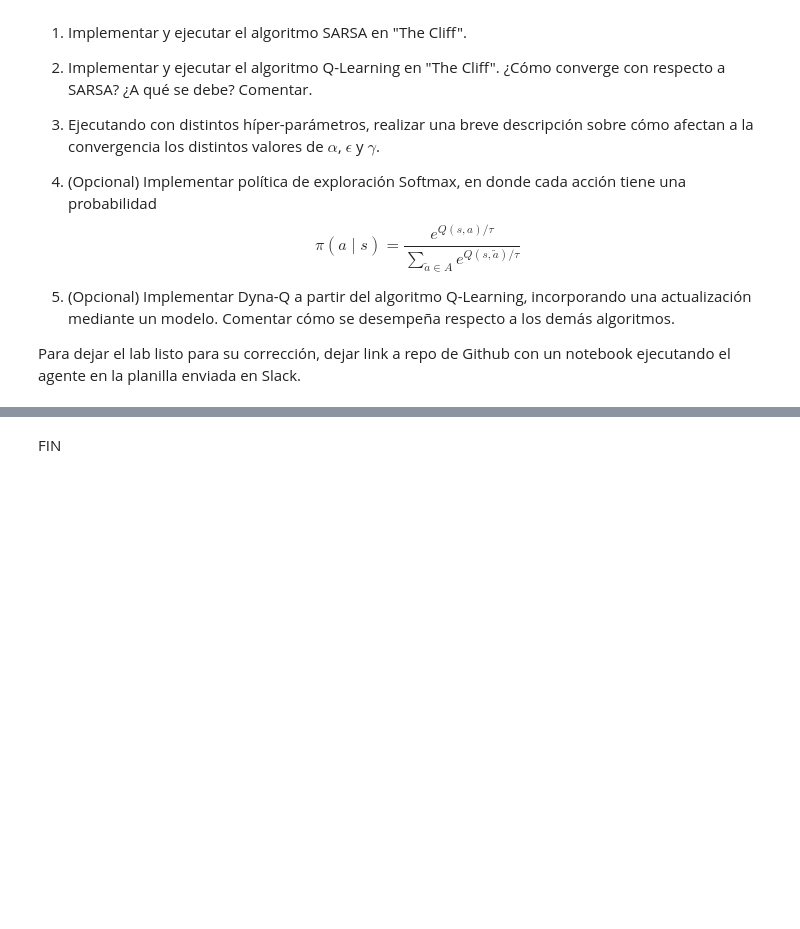
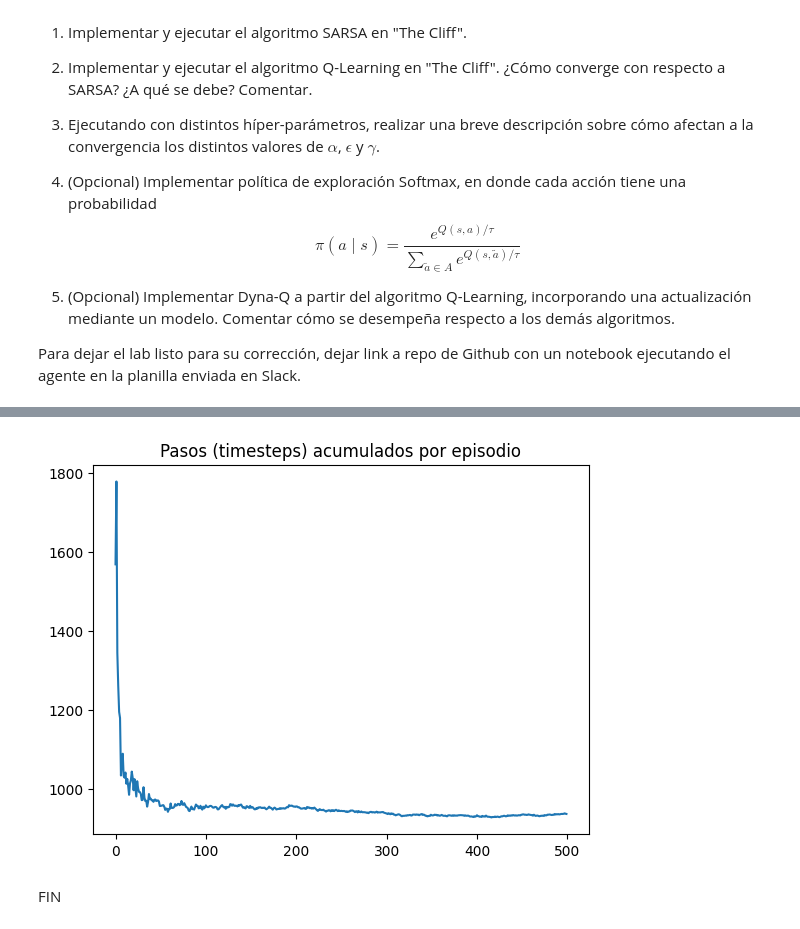
Before and after one commit to wilmays10/practico-aprendizaje-por-refuerzos2023, a Jupyter notebook: lab_1_intro_rl_skrundz.ipynb, the cells around one changed output, grey strips where cells are left out. Saved outputs shown, nothing was run; the diff lists cells and outputs as text; code cells hidden in the pictures; blank space fills up the shorter version.

```diff
--- a/lab_1_intro_rl_skrundz.ipynb
+++ b/lab_1_intro_rl_skrundz.ipynb
@@ -564,2 +605,7 @@ Para dejar el lab listo para su corrección, dejar link a repo de Github con un
+# %%
+# Pasos acumulador por episodio
+plot_steps_per_episode_smooth(timesteps_ep)
+# %% [output]
+[figure, added]
 # %% [markdown]
 FIN
```
Also changed, not shown: parts of 2 cells of this notebook.
